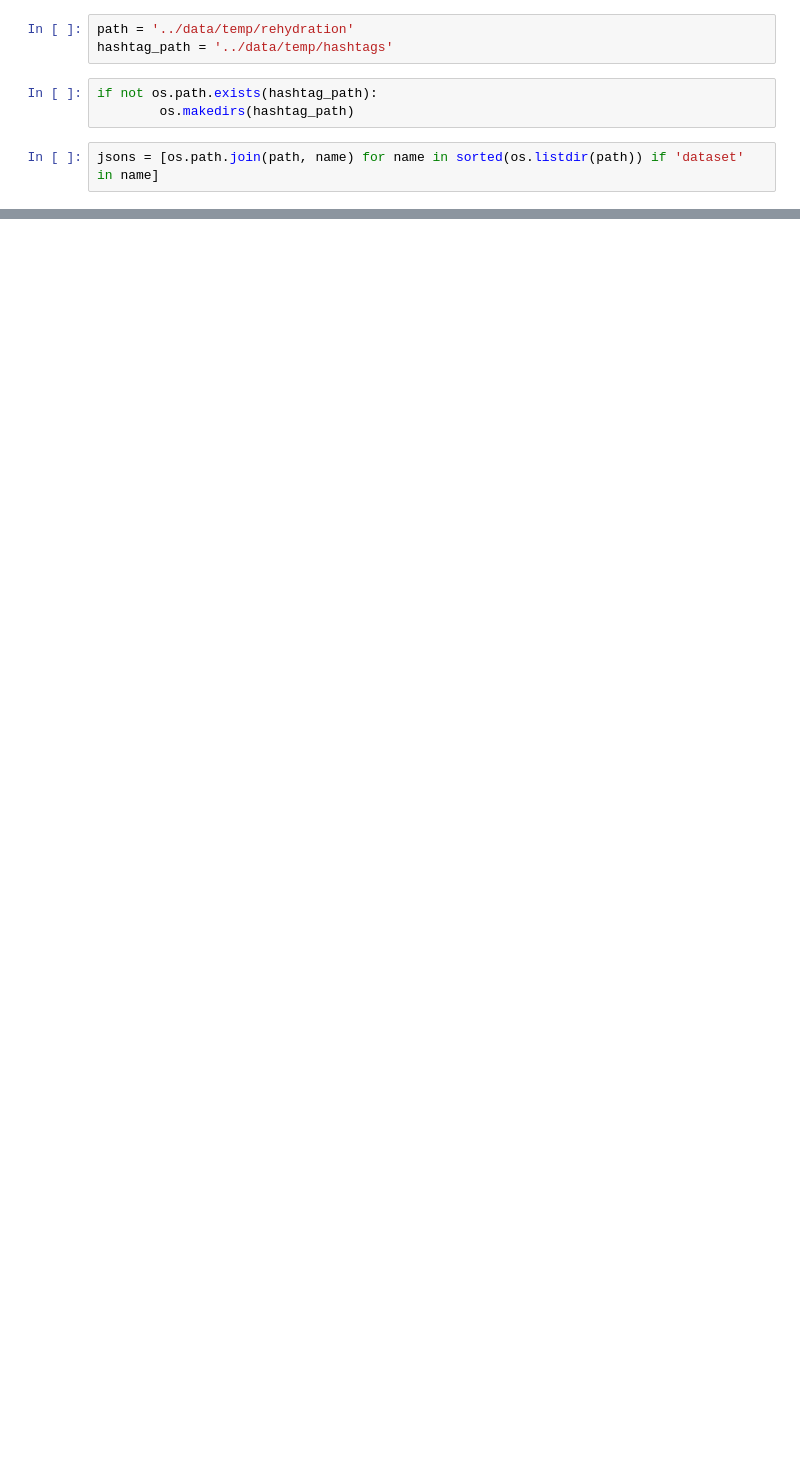
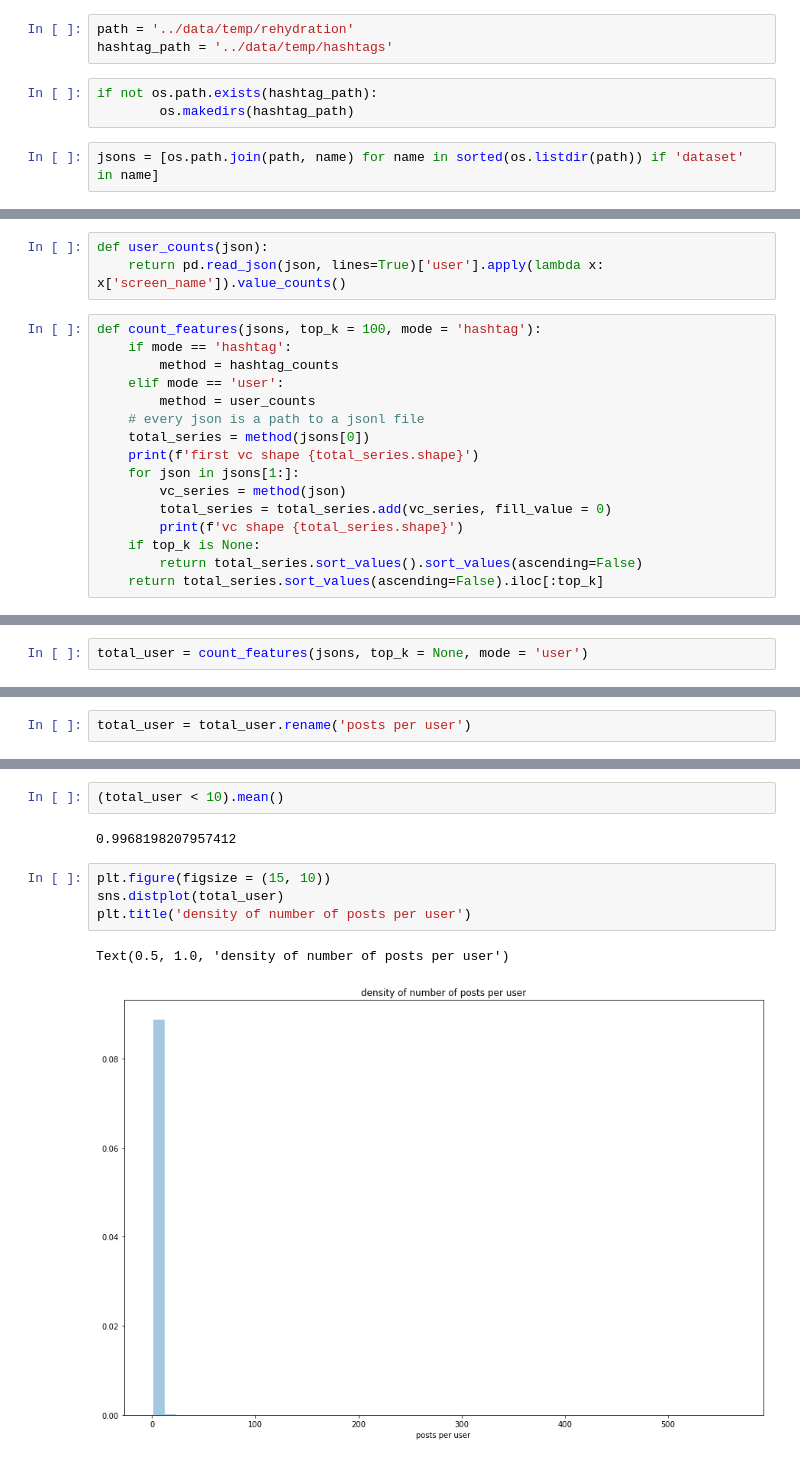
Before and after one commit to ShutongLi/dsc180_COVID_misinformation, a Jupyter notebook: notebooks/hashtag presentation.ipynb, the cells around one changed output, grey strips where cells are left out. Saved outputs shown, nothing was run; the diff lists cells and outputs as text; blank space fills up the shorter version.

```diff
--- a/notebooks/hashtag presentation.ipynb
+++ b/notebooks/hashtag presentation.ipynb
@@ -19,0 +24,19 @@ jsons[0]
+# %%
+def user_counts(json):
+    return pd.read_json(json, lines=True)['user'].apply(lambda x: x['screen_name']).value_counts()
+# %%
+def count_features(jsons, top_k = 100, mode = 'hashtag'):
+    if mode == 'hashtag':
+        method = hashtag_counts
+    elif mode == 'user':
+        method = user_counts
+    # every json is a path to a jsonl file
+    total_series = method(jsons[0])
+    print(f'first vc shape {total_series.shape}')
+    for json in jsons[1:]:
+        vc_series = method(json)
+        total_series = total_series.add(vc_series, fill_value = 0)
+        print(f'vc shape {total_series.shape}')
+    if top_k is None:
+        return total_series.sort_values().sort_values(ascending=False)
+    return total_series.sort_values(ascending=False).iloc[:top_k]
@@ -53,0 +128,2 @@ Length: 1749, dtype: int64
+# %%
+total_user = count_features(jsons, top_k = None, mode = 'user')
@@ -53,0 +148,2 @@ Length: 1749, dtype: int64
+# %%
+total_user = total_user.rename('posts per user')
@@ -53,0 +154,11 @@ Length: 1749, dtype: int64
+# %%
+(total_user < 10).mean()
+# %% [output]
+0.9968198207957412
+# %%
+plt.figure(figsize = (15, 10))
+sns.distplot(total_user)
+plt.title('density of number of posts per user')
+# %% [output]
+Text(0.5, 1.0, 'density of number of posts per user')
+[figure, added]
```
Also changed, not shown: parts of 30 cells of this notebook, 4 other files.
